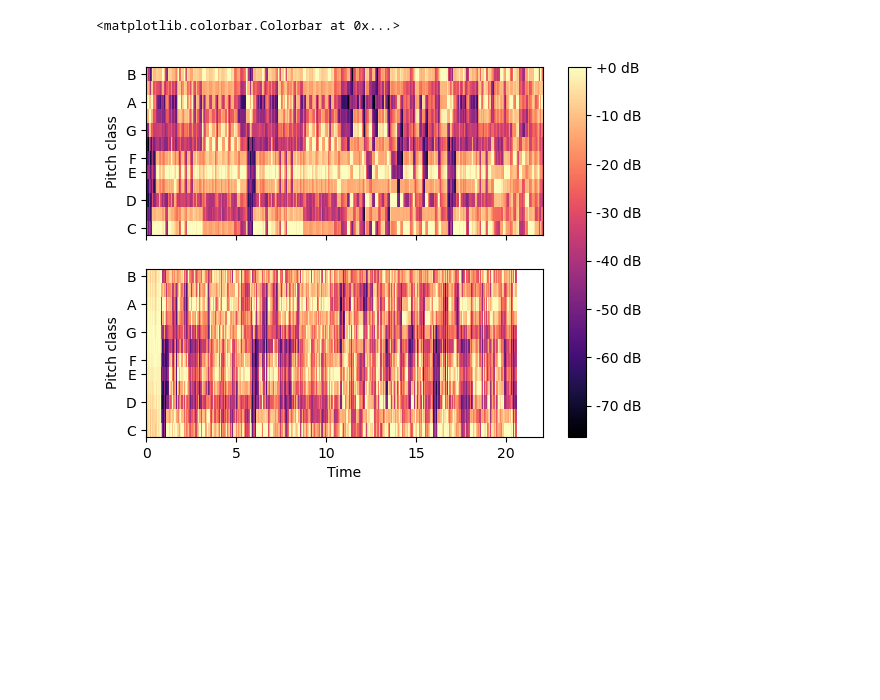
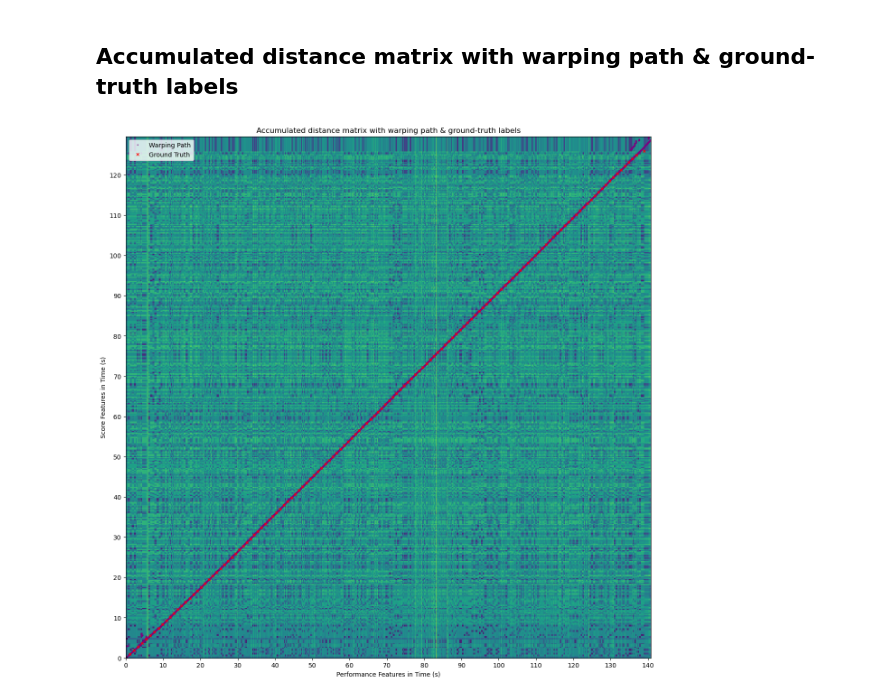
Before and after one commit to laurenceyoon/python-match, a Jupyter notebook: online_dtw.ipynb, the cells around one changed output. Saved outputs shown, nothing was run; the diff lists cells and outputs as text; code cells hidden in the pictures; blank space fills up the shorter version.

```diff
--- a/online_dtw.ipynb
+++ b/online_dtw.ipynb
@@ -597,10 +475,0 @@ plt.imshow(oltw.acc_dist_matrix.T, aspect='auto', origin='lower')
-# %%
-dist = scipy.spatial.distance.cdist(oltw.ref_features.T, oltw.target_features[:, :oltw.target_pointer].T)  # [d, wy]
-plt.figure(figsize=(15, 15))
-plt.imshow(dist.T, aspect='auto', origin='lower', interpolation='nearest')
-x,y  = zip(*oltw.candi_history)
-
-from matplotlib import cm
-cmap = cm.get_cmap('magma', 100)
-for n in range(len(x)):
-    plt.plot(x[n], y[n], '.', color='r')
@@ -609,13 +476,56 @@ for n in range(len(x)):
-# %%
-fig, ax = plt.subplots(nrows=2, ncols=1, sharex=True)
-D1 = librosa.amplitude_to_db(np.abs(oltw.ref_features[:, :oltw.ref_pointer]))
-img = librosa.display.specshow(D1, y_axis='chroma', x_axis='time', ax=ax[0])
-ax[0].label_outer()
-
-D2 = librosa.amplitude_to_db(np.abs(oltw.target_features[:, :oltw.target_pointer]))
-img = librosa.display.specshow(D2, y_axis='chroma', x_axis='time', ax=ax[1])
-ax[1].label_outer()
-fig.colorbar(img, ax=ax, format="%+2.f dB")
-# %% [output]
-<matplotlib.colorbar.Colorbar at 0x...>
-[figure, removed]
+# %% [markdown]
+## Accumulated distance matrix with warping path & ground-truth labels
+# %%
+dist = scipy.spatial.distance.cdist(
+    oltw.reference_features,
+    oltw.input_features,
+    metric=oltw.local_cost_fun,
+)  # [d, wy]
+
+plt.figure(figsize=(15, 15))
+plt.imshow(dist, aspect="auto", origin="lower", interpolation="nearest")
+plt.title("Accumulated distance matrix with warping path & ground-truth labels")
+plt.xlabel("Performance Features in Time (s)")
+plt.ylabel("Score Features in Time (s)")
+
+max_x_time = dist.shape[1] / FRAME_RATE
+max_y_time = dist.shape[0] / FRAME_RATE
+x_ticks = np.arange(0, max_x_time, 10)
+y_ticks = np.arange(0, max_y_time, 10)
+x_labels = [f"{x:.0f}" for x in x_ticks]
+y_labels = [f"{y:.0f}" for y in y_ticks]
+
+plt.xticks(ticks=x_ticks * FRAME_RATE, labels=x_labels)
+plt.yticks(ticks=y_ticks * FRAME_RATE, labels=y_labels)
+
+# plot warping path
+ref_paths, perf_paths = warping_path[0], warping_path[1]
+for n in range(len(ref_paths)):
+    plt.plot(
+        perf_paths[n],
+        ref_paths[n],
+        ".",
+        color="purple",
+        alpha=0.5,
+        markersize=3,
+        label="Warping Path" if n == 0 else "",
+    )
+
+# plot ground-truth labels
+ref_annots = pd.read_csv(filepath_or_buffer=score_ann, delimiter="\t", header=None)[0]
+target_annots = pd.read_csv(filepath_or_buffer=perf_ann, delimiter="\t", header=None)[0]
+for i, (ref, target) in enumerate(zip(ref_annots, target_annots)):
+    plt.plot(
+        target * FRAME_RATE,
+        ref * FRAME_RATE,
+        "x",
+        color="r",
+        alpha=1,
+        markersize=5,
+        label="Ground Truth" if i == 0 else "",
+    )
+
+plt.legend()
+plt.show()
+# %% [output]
+[figure, added]
```
Also changed, not shown: parts of 17 cells of this notebook, 10 other files.
